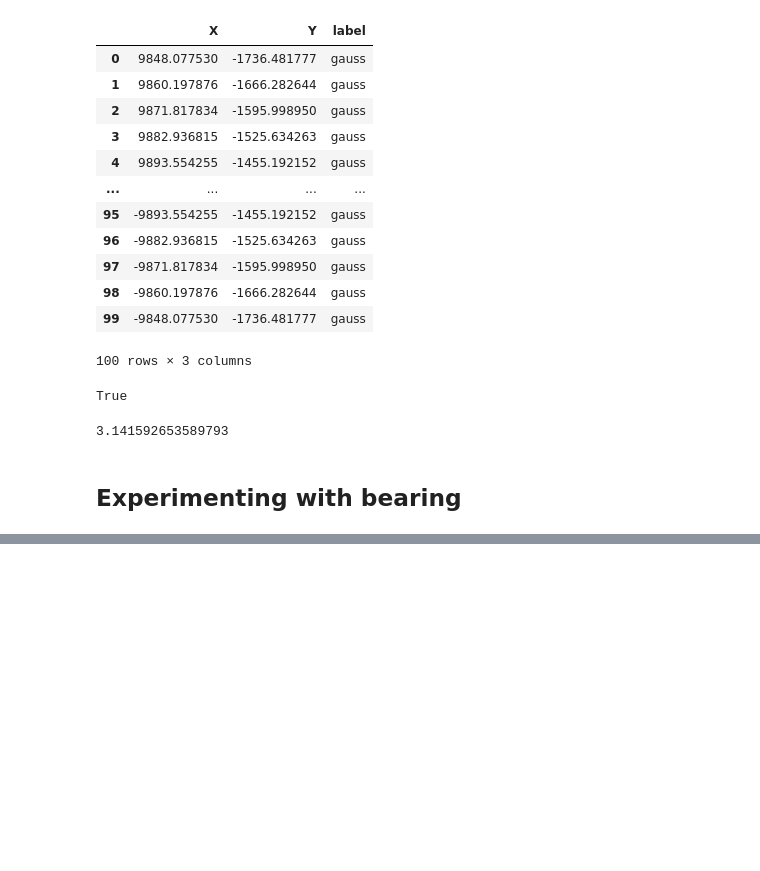
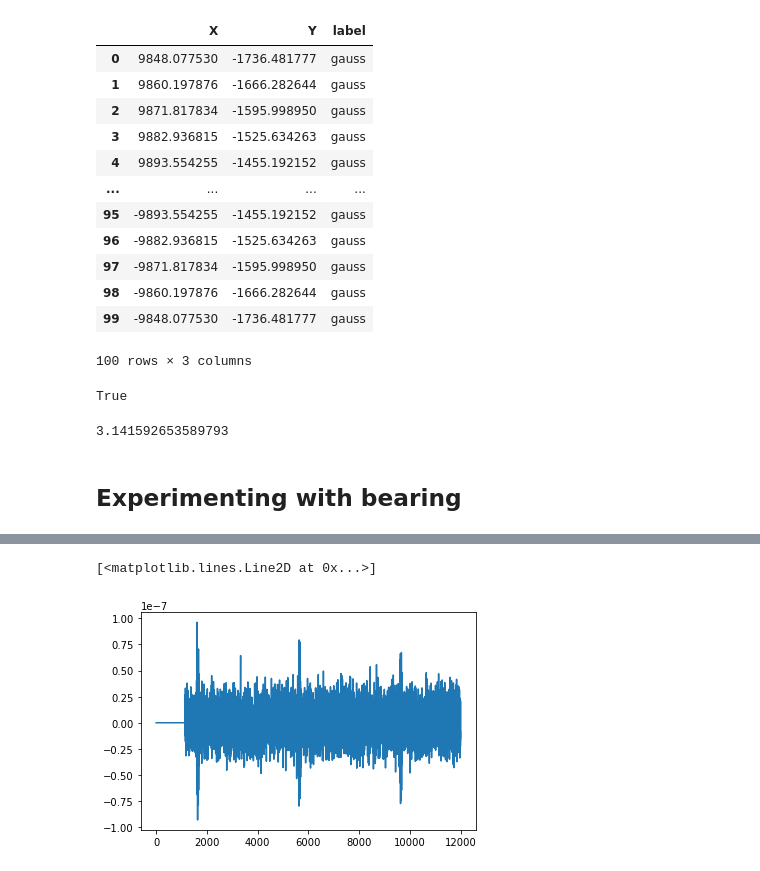
Before and after one commit to John-Ragland/NI_simulation, a Jupyter notebook: scripts/20Hz_noise.ipynb, the cells around one changed output, grey strips where cells are left out. Cells and saved outputs as stored; diff of their text form; code cells hidden in the pictures; blank space fills up the shorter version.

```diff
--- a/scripts/20Hz_noise.ipynb
+++ b/scripts/20Hz_noise.ipynb
@@ -214,0 +219,5 @@ fig.savefig(f'bearing_nccf_{deg}.png', dpi=300)
+# %%
+plt.plot(xA)
+# %% [output]
+[<matplotlib.lines.Line2D at 0x...>]
+[figure, added]
```
Also changed, not shown: parts of 1 cell of this notebook, 1 other file.
